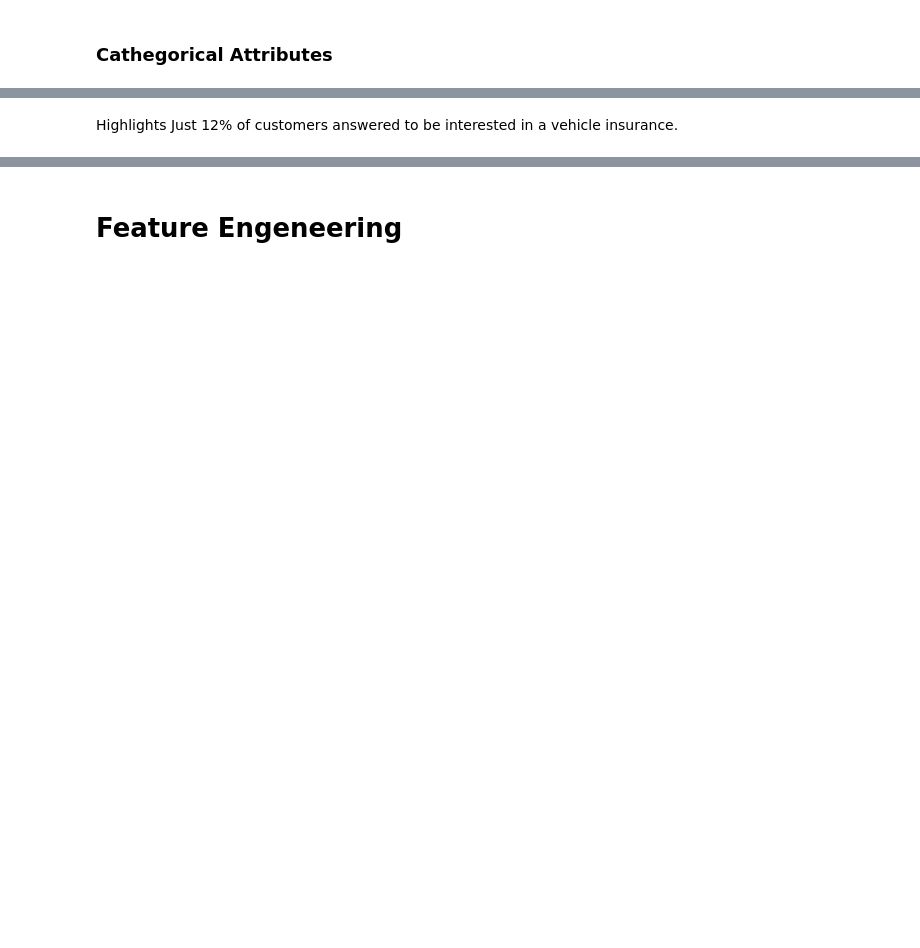
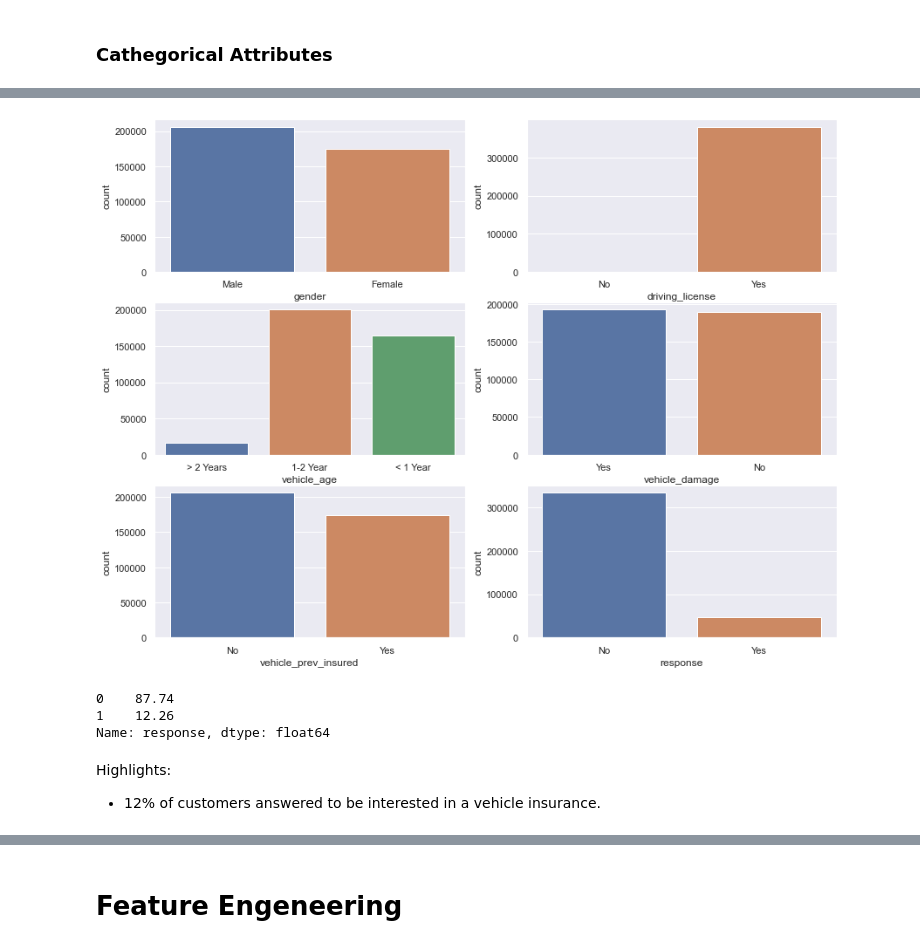
Before and after one commit to nortonvanz/Health-Insurance-Ranking, a Jupyter notebook: health_insurance_cross-sell/notebooks/pa004_version_1.ipynb, the cells around one changed output, grey strips where cells are left out. Saved outputs shown, nothing was run; the diff lists cells and outputs as text; code cells hidden in the pictures; blank space fills up the shorter version.

```diff
--- a/health_insurance_cross-sell/notebooks/pa004_version_1.ipynb
+++ b/health_insurance_cross-sell/notebooks/pa004_version_1.ipynb
@@ -327,6 +535,6 @@ df1.head()
 # %%
 #separate cathegorical and numerical attributes
-num_attributes = df1[['age','health_annual_premium','days_health_insured']]
-cat_attributes = df1[['gender','region_code','id_contact_code','driving_license', 'vehicle_age', 'vehicle_damage', 'vehicle_previously_insured', 'vehicle_insurance_response']]
+num_attributes = df1[['age','health_annual_paid','days_associated']]
+cat_attributes = df1[['gender','region_code','policy_sales_channel','driving_license', 'vehicle_age', 'vehicle_damage', 'vehicle_prev_insured', 'response']]
 # %%
 num_attributes.sample(5)
@@ -376,28 +626,35 @@ print( cat_attributes.apply( lambda x: x.unique().shape[0] ) )
 # %%
 plt.subplots_adjust(top=1.5)
 
 plt.subplot (3,2,1)
 sns.countplot (x = cat_attributes['gender']);
 
 plt.subplot (3,2,2)
 sns.countplot (x = cat_attributes['driving_license']);
 plt.xticks([0,1],['No','Yes']);
 
 plt.subplot (3,2,3)
 sns.countplot (x = cat_attributes['vehicle_age']);
 
 plt.subplot (3,2,4)
 sns.countplot (x = cat_attributes['vehicle_damage']);
 
 plt.subplot (3,2,5)
-sns.countplot (x = cat_attributes['vehicle_previously_insured']);
+sns.countplot (x = cat_attributes['vehicle_prev_insured']);
 plt.xticks([0,1],['No','Yes']);
 
 plt.subplot (3,2,6)
-sns.countplot (x = cat_attributes['vehicle_insurance_response']);
+sns.countplot (x = cat_attributes['response']);
 plt.xticks([0,1],['No','Yes']);
+# %% [output]
+[figure, added]
 # %%
-round(cat_attributes['vehicle_insurance_response'].value_counts() / cat_attributes['vehicle_insurance_response'].shape[0] * 100 ,2)
+round(cat_attributes['response'].value_counts() / cat_attributes['response'].shape[0] * 100 ,2)
+# %% [output]
+0    87.74
+1    12.26
+Name: response, dtype: float64
 # %% [markdown]
-Highlights
-Just 12% of customers answered to be interested in a vehicle insurance.
+Highlights:
+
+- 12% of customers answered to be interested in a vehicle insurance.
```
Also changed, not shown: parts of 105 cells of this notebook.
